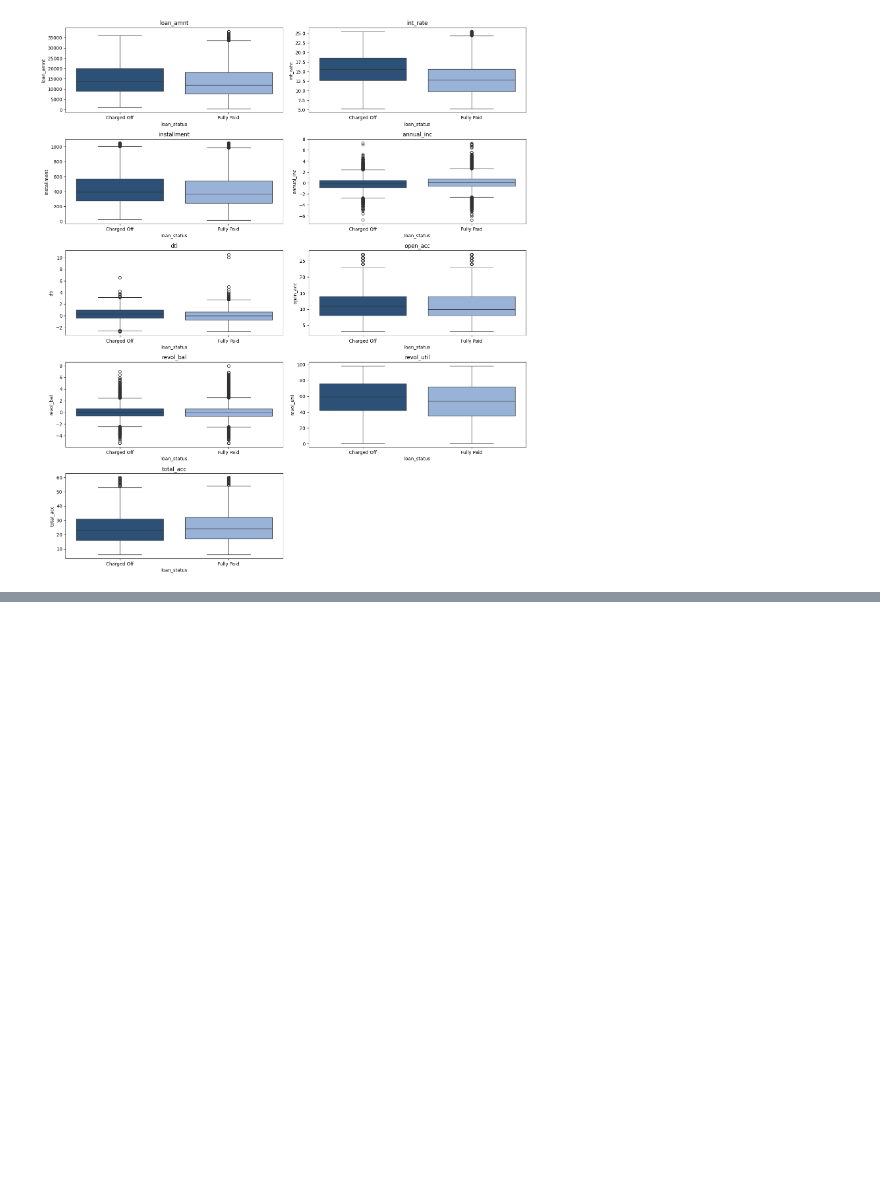
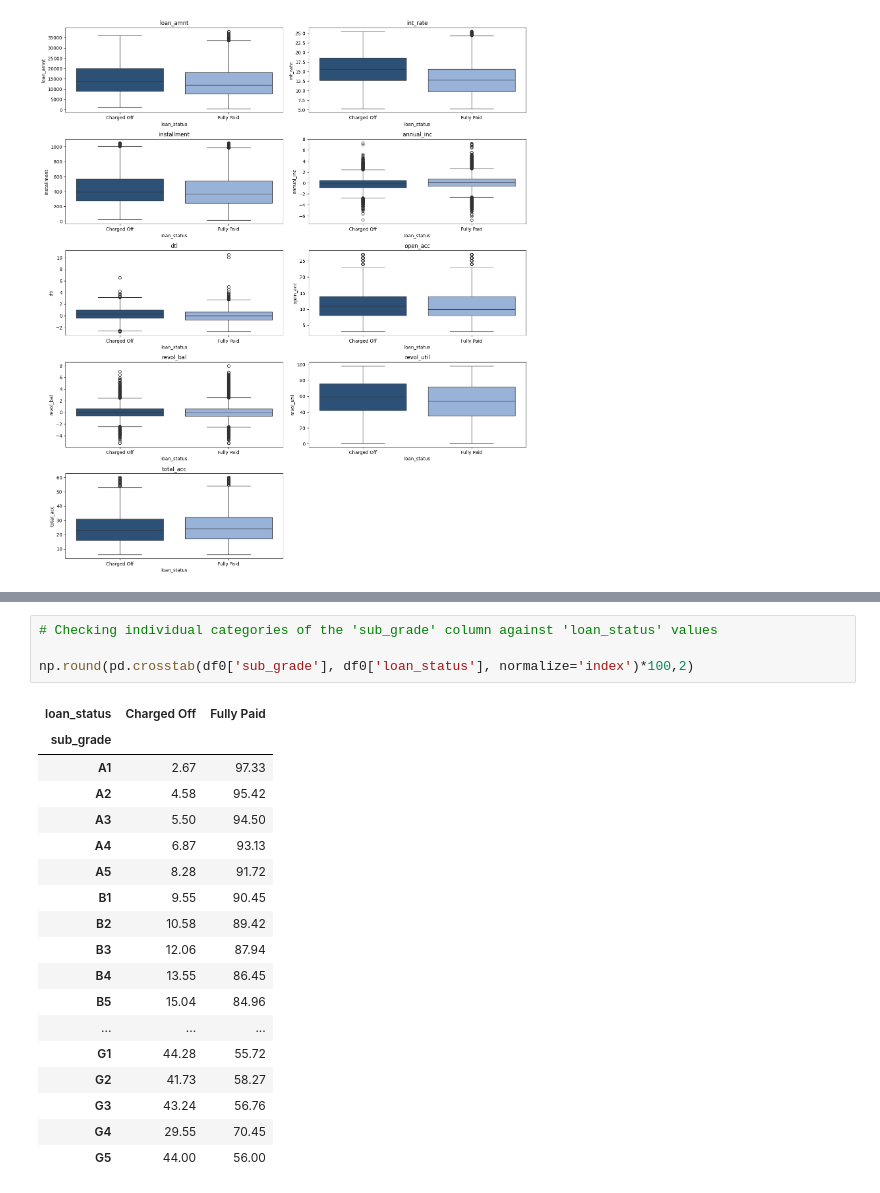
Before and after one commit to Nidhi-Pawar/credit_line_eligibility, a Jupyter notebook: notebooks/02_Exploratory-Data-Analysis.ipynb, the cells around one changed output, grey strips where cells are left out. Cells and saved outputs as stored; diff of their text form; blank space fills up the shorter version.

```diff
--- a/notebooks/02_Exploratory-Data-Analysis.ipynb
+++ b/notebooks/02_Exploratory-Data-Analysis.ipynb
@@ -195,0 +209,23 @@ plt.show()
+# %%
+# Checking individual categories of the 'sub_grade' column against 'loan_status' values
+
+np.round(pd.crosstab(df0['sub_grade'], df0['loan_status'], normalize='index')*100,2)
+# %% [output]
+| loan_status | Charged Off | Fully Paid |
+| sub_grade |  |  |
+| A1 | 2.67 | 97.33 |
+| A2 | 4.58 | 95.42 |
+| A3 | 5.50 | 94.50 |
+| A4 | 6.87 | 93.13 |
+| A5 | 8.28 | 91.72 |
+| B1 | 9.55 | 90.45 |
+| B2 | 10.58 | 89.42 |
+| B3 | 12.06 | 87.94 |
+| B4 | 13.55 | 86.45 |
+| B5 | 15.04 | 84.96 |
+| ... | ... | ... |
+| G1 | 44.28 | 55.72 |
+| G2 | 41.73 | 58.27 |
+| G3 | 43.24 | 56.76 |
+| G4 | 29.55 | 70.45 |
+| G5 | 44.00 | 56.00 |
```
Also changed, not shown: parts of 3 cells of this notebook.
